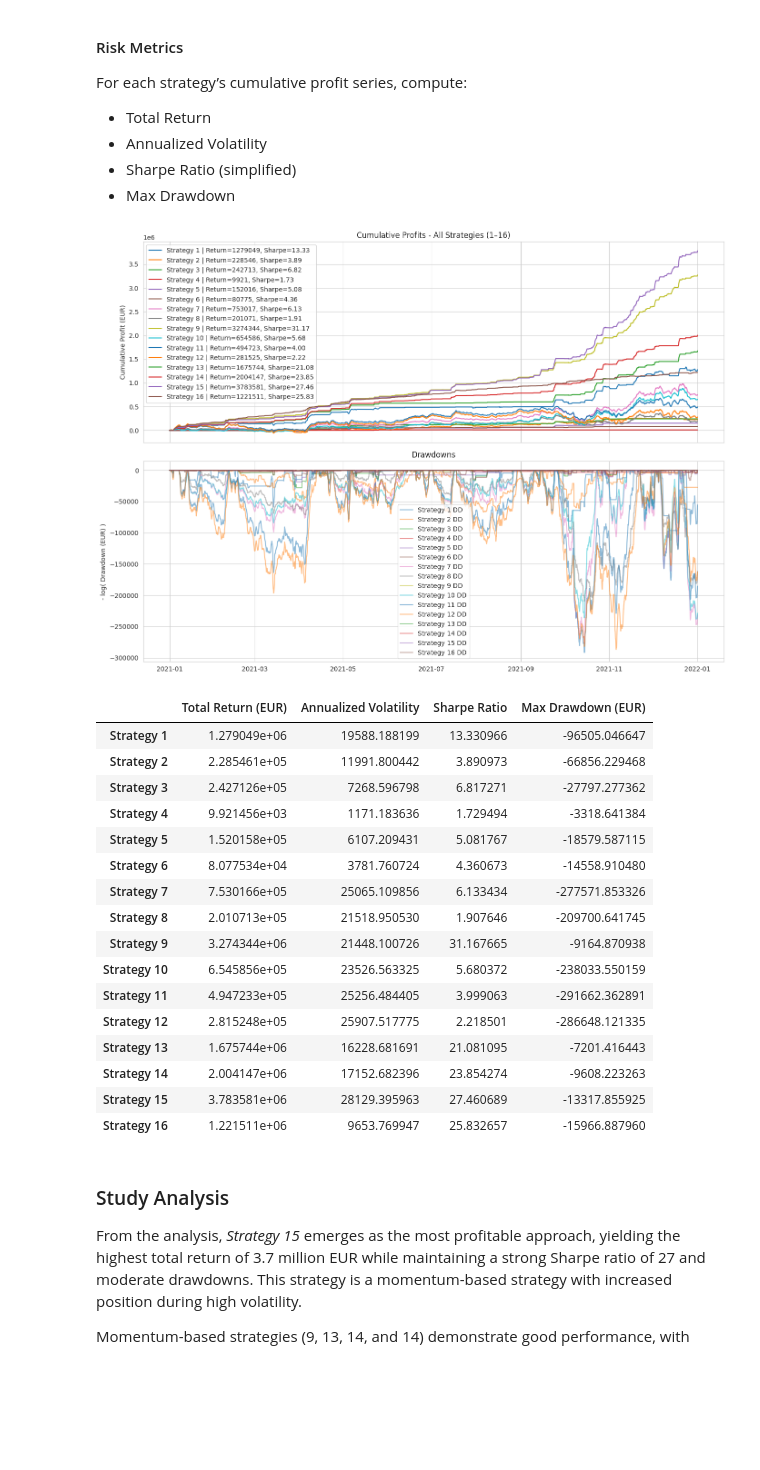
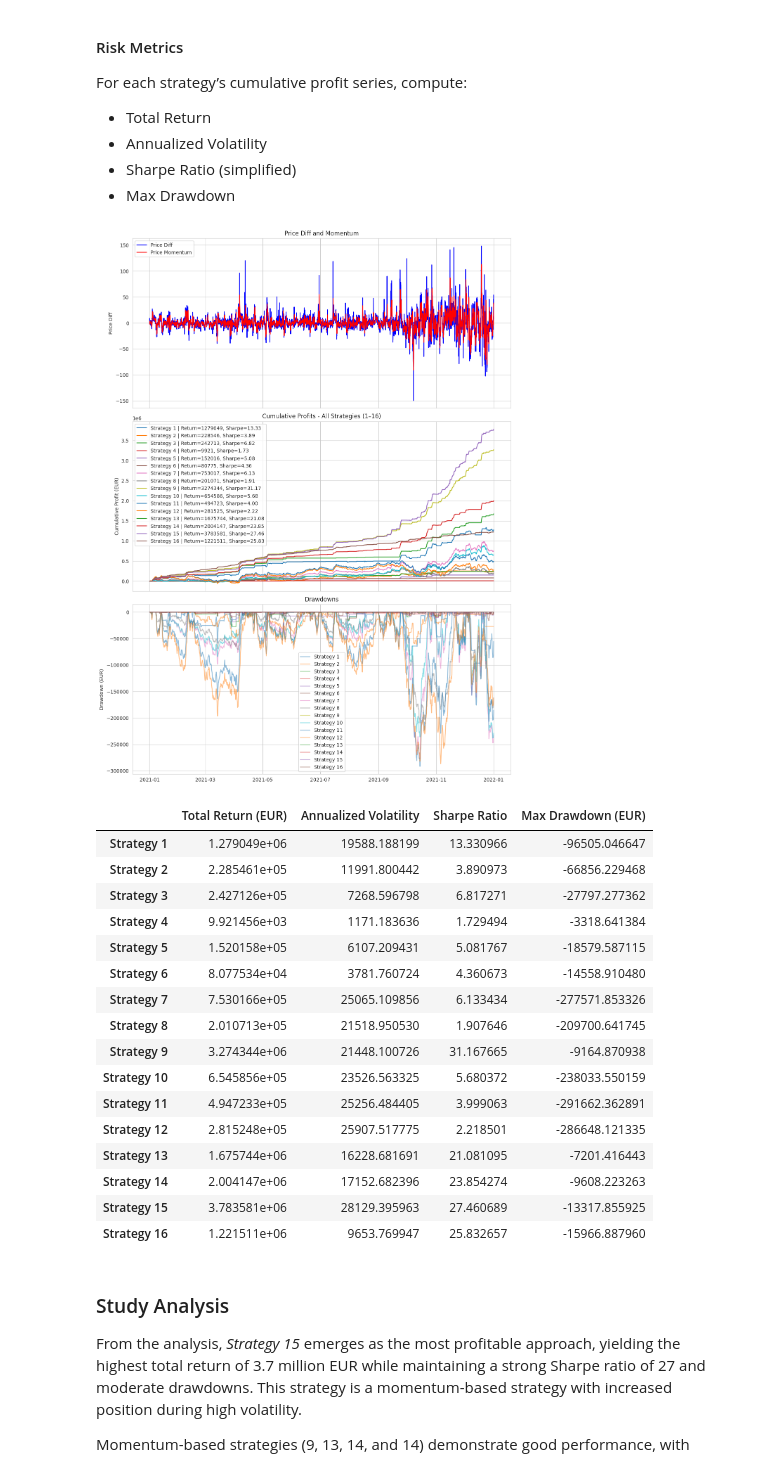
Before and after one commit to vsevolodnedora/flexpower_quant_challenge, a Jupyter notebook: task_2_7_ver2.ipynb, the cells around one changed output. Cells and saved outputs as stored; diff of their text form; code cells hidden in the pictures; blank space fills up the shorter version.

```diff
--- a/task_2_7_ver2.ipynb
+++ b/task_2_7_ver2.ipynb
@@ -194,6 +194,7 @@ def calculate_risk_metrics(profit_series: pd.Series) -> dict:
         "Sharpe Ratio": sharpe_ratio,
         "Max Drawdown (EUR)": max_drawdown
     }
+
 def compute_all_strategies(df: pd.DataFrame, position_size: int = 100) -> pd.DataFrame:
     """
     Defines and computes signals/positions and profits for strategies 1–15
@@ -379,7 +380,7 @@ def compute_all_strategies(df: pd.DataFrame, position_size: int = 100) -> pd.Dat
 
 def main(df_hourly, position_size: int = 100):
     """
-
+        Main function
     """
 
     #Create Price Diff if not already
@@ -411,43 +412,54 @@ def main(df_hourly, position_size: int = 100):
         if cum_col in df_hourly.columns:
             risk_metrics[s] = calculate_risk_metrics(df_hourly[cum_col])
 
     #  Plot results
-    fig, ax = plt.subplots(2,1, figsize=(14,10), sharex=True)
+    fig, ax = plt.subplots(
+        3,1, figsize=(12,16), sharex=True, # gridspec_kw={'height_ratios':[1,1,1]}
+    )
 
+    ax[0].plot(df_hourly['time'],df_hourly["Price Diff"],color='blue',label="Price Diff")
+    ax[0].set_ylabel("Price Diff")
+    ax[0].grid('off')
+    ax[0].set_title("Price Diff and Momentum")
+    # ax_ = ax[0].twinx()
+    ax[0].plot(df_hourly['time'],df_hourly["Price Momentum"],color='red',label="Price Momentum")
+    # ax_.set_ylabel("Price Momentum", fontdict={'color':'red'})
+    # ax_.grid('off')
+    ax[0].legend()
     # Cumulative Profits
     for s in risk_metrics.keys():
         cum_col = f"Cumulative Profit {s}"
         label = (f"{s} | "
                  f"Return={risk_metrics[s]['Total Return (EUR)']:.0f}, "
                  f"Sharpe={risk_metrics[s]['Sharpe Ratio']:.2f}")
-        ax[0].plot(df_hourly["time"], df_hourly[cum_col], label=label)
-    ax[0].legend()
-    ax[0].set_title("Cumulative Profits - All Strategies (1–16)")
-    ax[0].set_ylabel("Cumulative Profit (EUR)")
+        ax[1].plot(df_hourly["time"], df_hourly[cum_col], label=label)
+    ax[1].legend()
+    ax[1].set_title("Cumulative Profits - All Strategies (1–16)")
+    ax[1].set_ylabel("Cumulative Profit (EUR)")
 
     #  Drawdown
     for s in risk_metrics.keys():
         cum_col = f"Cumulative Profit {s}"
         rolling_max = df_hourly[cum_col].cummax()
         drawdown = df_hourly[cum_col] - rolling_max
         # drawdown[drawdown >= 0] = 0.
-        ax[1].plot(df_hourly["time"], drawdown, label=f"{s} DD", alpha=0.5)
-    ax[1].legend()
-    ax[1].set_title("Drawdowns")
-    ax[1].set_ylabel("- log( Drawdown (EUR) )")
+        ax[2].plot(df_hourly["time"], drawdown, label=f"{s}", alpha=0.5)
+    ax[2].legend()
+    ax[2].set_title("Drawdowns")
+    ax[2].set_ylabel("Drawdown (EUR)")
 
     plt.tight_layout()
     plt.show()
 
     # Print risk metrics table
     risk_df = pd.DataFrame(risk_metrics).T
     # print("Risk metrics (Strategies 1–16):\n", risk_df)
 
     return df_hourly, risk_df
 df_hourly, risk_df = main(df_hourly)
 risk_df
 # %% [output]
-[figure, old version]
+[figure, new version]
 |  | Total Return (EUR) | Annualized Volatility | Sharpe Ratio | Max Drawdown (EUR) |
 | Strategy 1 | 1.279049e+06 | 19588.188199 | 13.330966 | -96505.046647 |
 | Strategy 2 | 2.285461e+05 | 11991.800442 | 3.890973 | -66856.229468 |
```
Also changed, not shown: 1 other file.
